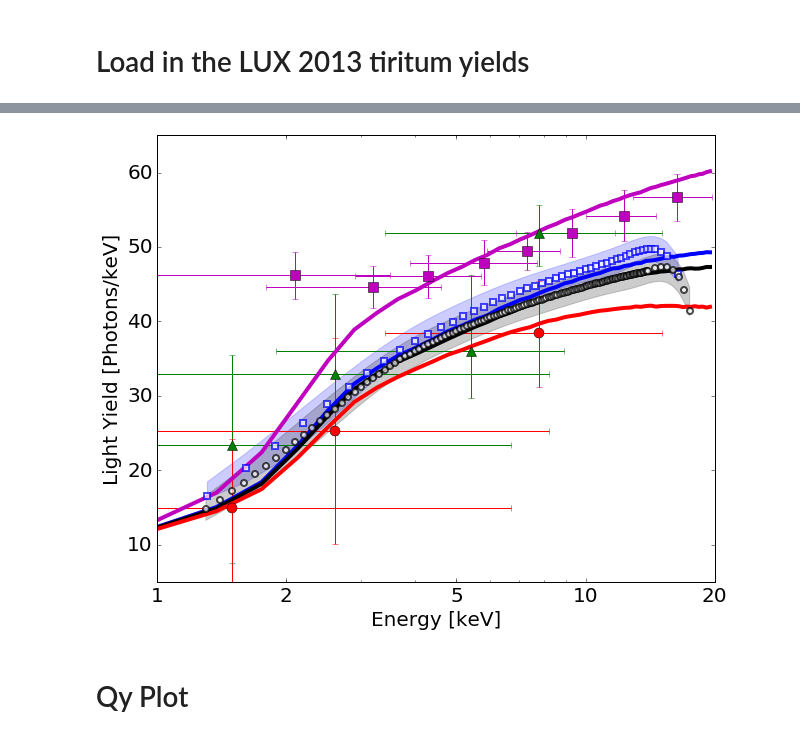
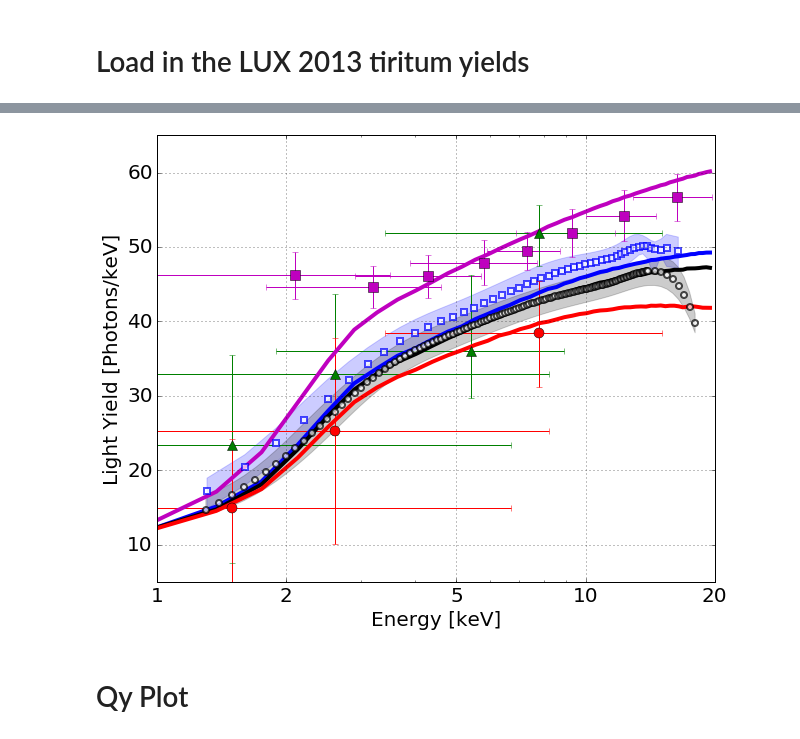
Before and after one commit to attdobi/iPyNb, a Jupyter notebook: PyNEST/TDR/Matthew_TDR_Yields.ipynb, the cells around one changed output, grey strips where cells are left out. Saved outputs shown, nothing was run; the diff lists cells and outputs as text; code cells hidden in the pictures.

```diff
--- a/PyNEST/TDR/Matthew_TDR_Yields.ipynb
+++ b/PyNEST/TDR/Matthew_TDR_Yields.ipynb
@@ -20,6 +20,3 @@ WARNING: pylab import has clobbered these variables: ['pylab']
 `%matplotlib` prevents importing * from pylab and numpy
 # %% [markdown]
 <h1> Load in the LUX 2013 tiritum yields </h1>
-# %%
-LUXdata=sio.loadmat('data/Tritium_2013_Yields.mat')
-#LUXdata.keys()
@@ -46,3 +23,12 @@ LUXdata.keys()
+# %%
+#Beta Constraint (in tritium paper)
+#LUXdata=sio.loadmat('data/Tritium_2013_Yields.mat')
+#LUXdata.keys()
+#Golden Doke Constraint
+LUXdata=sio.loadmat('data/Tritium_2013_Yields_doke.mat')
+
+#used in libNEST validation. The Doke constraint version
+CH3T_yield=loadtxt('../libNEST_Validation/data_yields/LUX_Dec2013_CH3T_Yields.txt',skiprows=1).T
 # %%
 NEST =NEST_setup(Det='LUX',custom=False)
 # %%
@@ -123,35 +107,36 @@ B_y400_err=vstack((B[10][:-1]*kr_norm-B_y400,B_y400-B[11][:-1]*kr_norm))
 Ax=A[0]
 Ax_err=vstack((Ax-A[1],A[2]-Ax))
 Ay=A[3]*kr_norm
 Ay_err=vstack((A[4]*kr_norm-Ay,Ay-A[5]*kr_norm))
 
 
 h3=plt.errorbar(Ax,Ay,Ay_err,Ax_err,fmt="sm",markersize=10, label='0 [V/cm] Aprile')
 h4=plt.errorbar(B_x,B_y0,B_y0_err,B_x_err,fmt="^g",markersize=10, label='0 [V/cm] Baudis')
 h5=plt.errorbar(B_x,B_y400,B_y400_err,B_x_err,fmt="or",markersize=10, label='450 [V/cm] Baudis')
 
 
 
 #legend(handles=[h3,h4, h1,h2, h5], numpoints=1, loc='lower right',fontsize=18)
 
 xlim([1,20])
 ylim([5,65])
 xscale('log')
 
 ylabel('Light Yield [Photons/keV]')
 xlabel('Energy [keV]')
 
 ax=gca()
 ax.set_xticks([1,2,5,10,20])
 ax.set_xticklabels( ([1,2,5,10,20]) )
 
 #plt.plot(CH3T_yield[0],CH3T_yield[2],'sy')
 #Check data in the tritium paper
 #plt.plot(PaperX,PaperLy,'^r')
+grid('on')
 
-plt.savefig('figs/LY_CH3T.png',dpi=200)
+plt.savefig('figs/LY_CH3T_Doke.png',dpi=200)
 # %% [output]
-[figure, old version]
+[figure, new version]
 # %% [markdown]
 <h1> Qy Plot </h1>
 # %%
```
Also changed, not shown: parts of 3 cells of this notebook, 3 other files.
